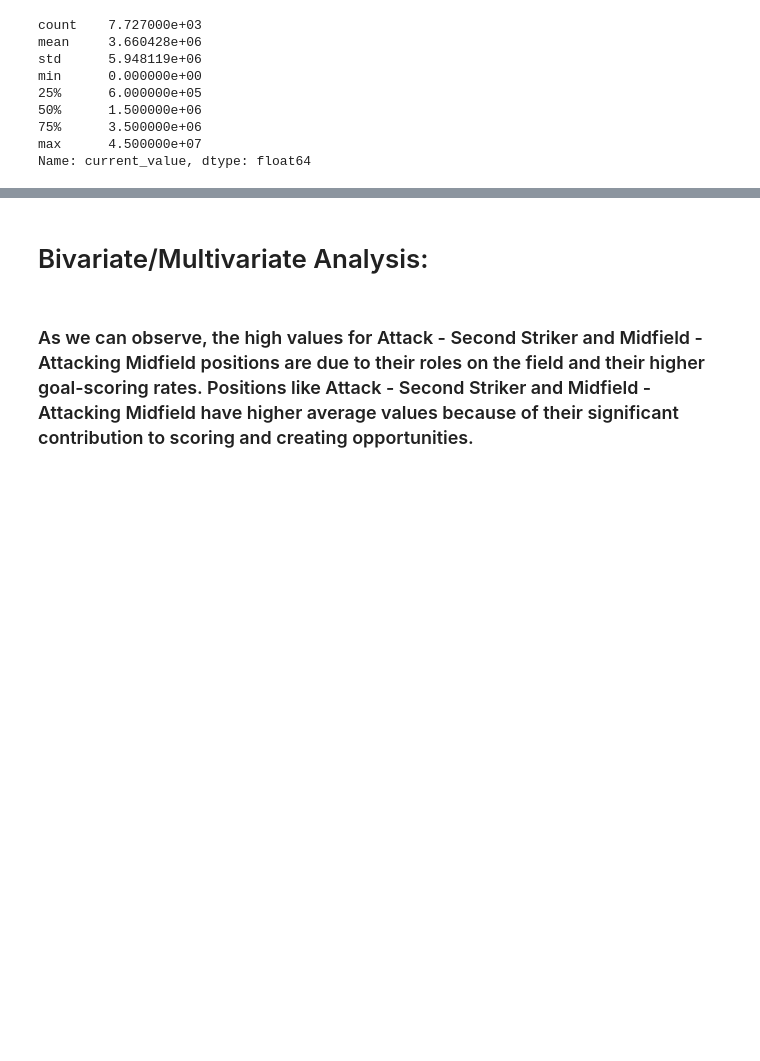
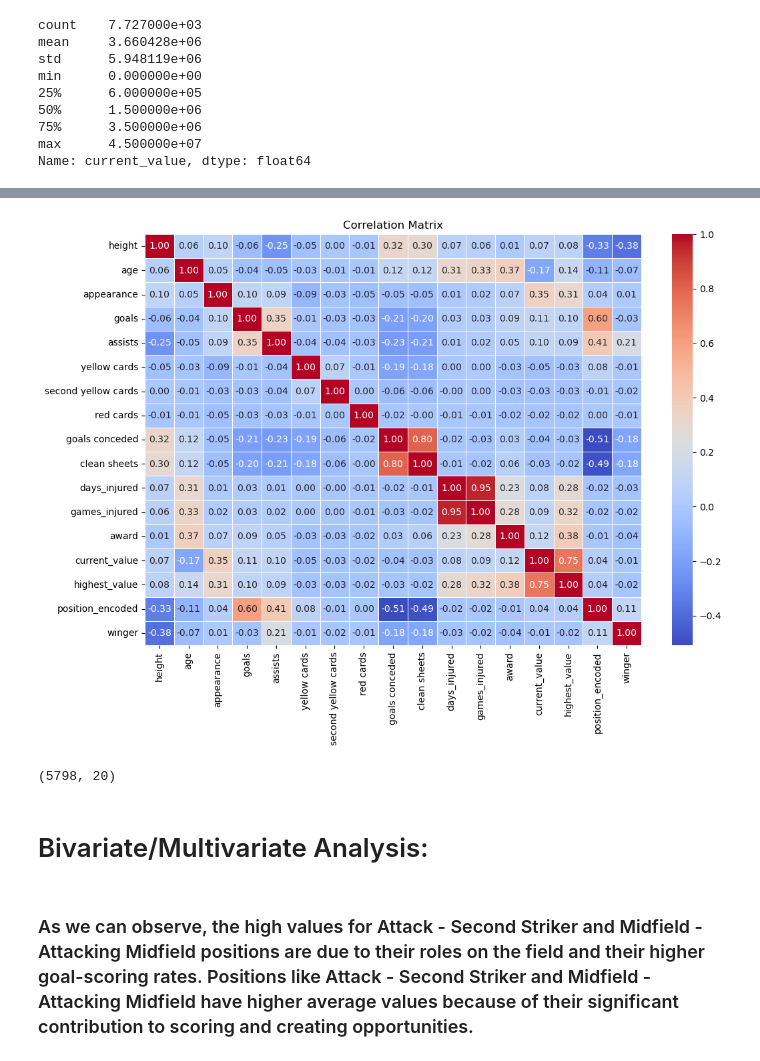
Before and after one commit to Tuwaiq-DS-ML-bootcamp-V-8/Usecase-7, a Jupyter notebook: EDA explain template.ipynb, the cells around one changed output, grey strips where cells are left out. Saved outputs shown, nothing was run; the diff lists cells and outputs as text; code cells hidden in the pictures; blank space fills up the shorter version.

```diff
--- a/EDA explain template.ipynb
+++ b/EDA explain template.ipynb
@@ -97,6 +97,9 @@ player.head(2)
 # %%
 #Delete unrelevent columns, this column not relevent to busniss statment and have alot null value so can change analysis data
 player.drop(['player'],axis=1,inplace=True)
+# %%
+#Delete unrelevent columns, this column not relevent to busniss statment and have alot null value so can change analysis data
+player.drop(['minutes played'],axis=1,inplace=True)
 # %%
 player.shape
 # %% [output]
@@ -241,6 +259,18 @@ highest_value            int64
 position_encoded         int64
 winger                   int64
 dtype: object
+# %%
+correlation_matrix = player.corr()
+plt.figure(figsize=(12, 8))
+sns.heatmap(correlation_matrix, annot=True, cmap="coolwarm", fmt=".2f", linewidths=0.5)
+plt.title("Correlation Matrix")
+plt.show()
+# %% [output]
+[figure, added]
+# %%
+player.shape
+# %% [output]
+(5798, 20)
 # %%
 categorical_features = ['team', 'name', 'position']
 numeric_features = ['height', 'age', 'appearance','goals','assists','yellow cards','second yellow cards','red cards','goals conceded','clean sheets','minutes played',
```
Also changed, not shown: parts of 40 cells of this notebook.
